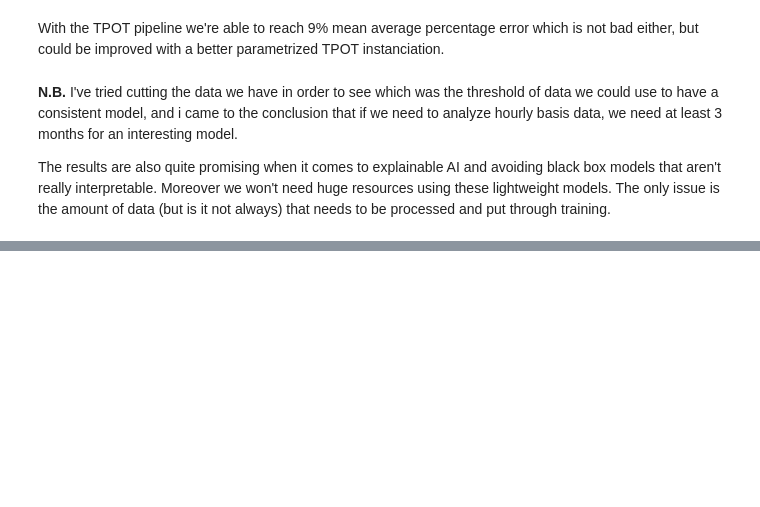
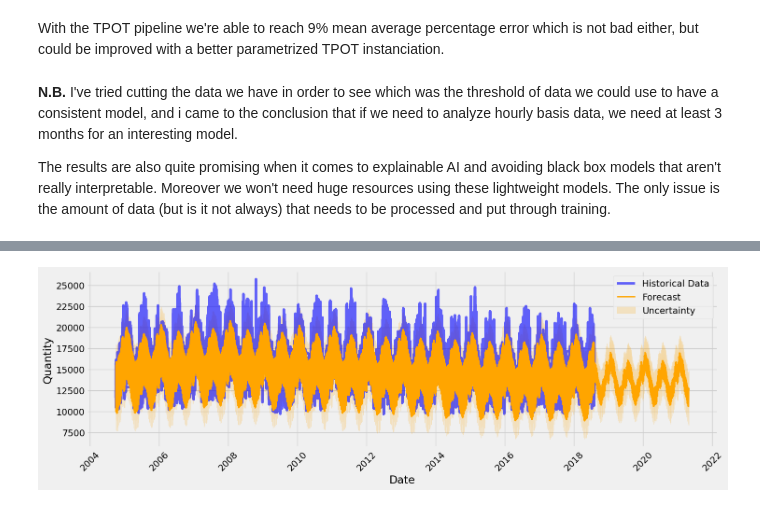
Before and after one commit to sudo-fr/data-exploration, a Jupyter notebook: src/TPOT/time_series_forecasting.ipynb, the cells around one changed output, grey strips where cells are left out. Drawn from its saved outputs; the diff is of its cells as text; code cells hidden in the pictures; blank space fills up the shorter version.

Commit message:
PL - prophet figures look alright, seasonalities are reallt interesting

```diff
--- a/src/TPOT/time_series_forecasting.ipynb
+++ b/src/TPOT/time_series_forecasting.ipynb
@@ -374,0 +369,7 @@ The results are also quite promising when it comes to explainable AI and avoidin
+# %%
+prophet_df = pjme
+prophet_df = prophet_df.reset_index()
+prophet_df.columns = ["ds", "y"]
+# %%
+m = Prophet(daily_seasonality=True, changepoint_prior_scale=0.001, seasonality_prior_scale=0.1)
+m.fit(prophet_df)
@@ -374,0 +380,4 @@ The results are also quite promising when it comes to explainable AI and avoidin
+# %%
+future = m.make_future_dataframe(periods=1000)
+forecast = m.predict(future)
+forecast[['ds', 'yhat', 'yhat_lower', 'yhat_upper']].tail()
@@ -374,0 +391,14 @@ The results are also quite promising when it comes to explainable AI and avoidin
+# %%
+# Plot the historical data points
+plt.figure(figsize=(15, 5))
+plt.plot(prophet_df['ds'], prophet_df['y'], color='blue', label='Historical Data', alpha=0.6)
+plt.plot(forecast['ds'], forecast['yhat'], color='orange', label='Forecast', linewidth=2)
+plt.fill_between(forecast['ds'], forecast['yhat_lower'], forecast['yhat_upper'], color='orange', alpha=0.2, label="Uncertainty")
+
+plt.xlabel('Date')
+plt.ylabel('Quantity')
+plt.xticks(rotation=45)
+plt.legend()
+plt.tight_layout()
+# %% [output]
+[figure, added]
```
Also changed, not shown: parts of 17 cells of this notebook, 1 other file.
